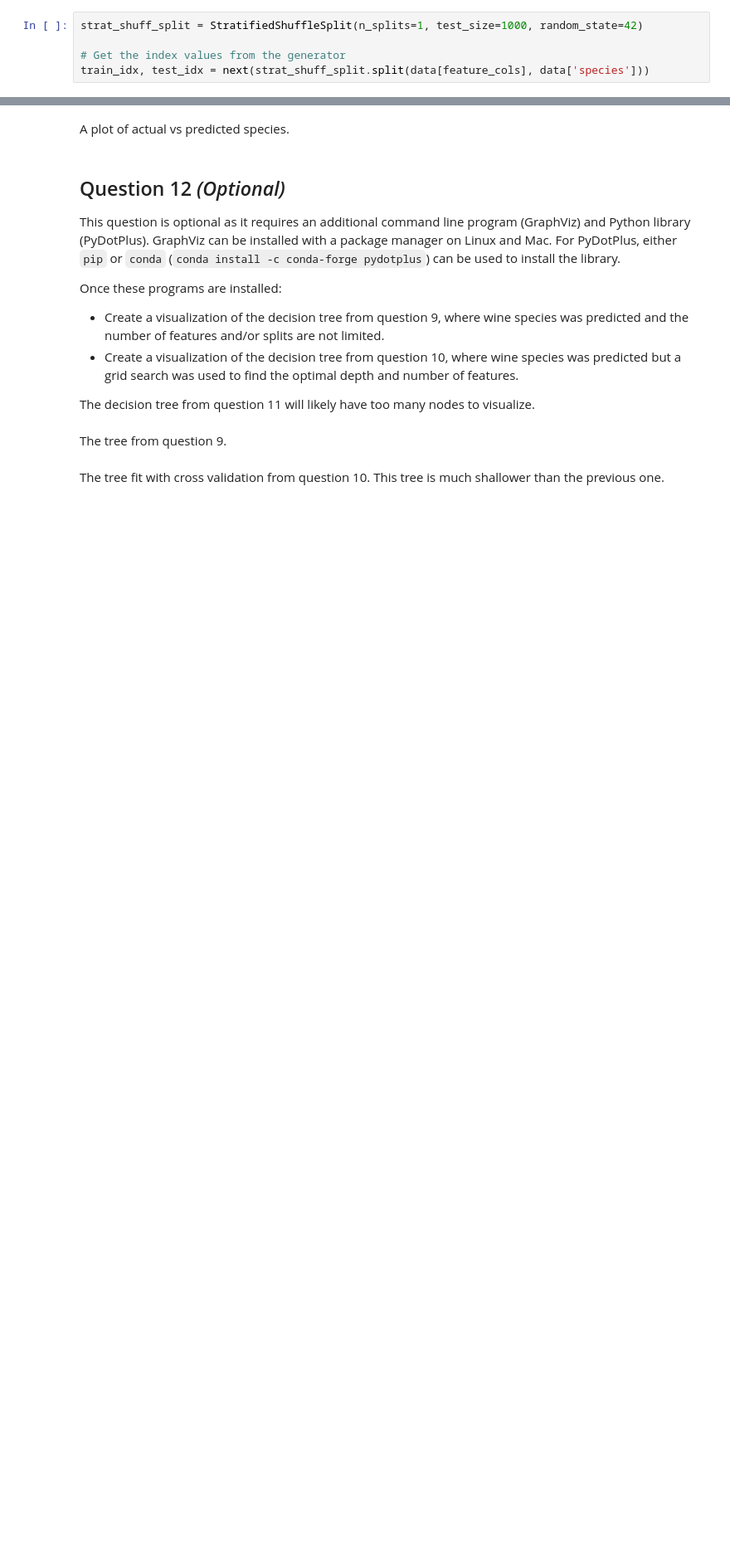
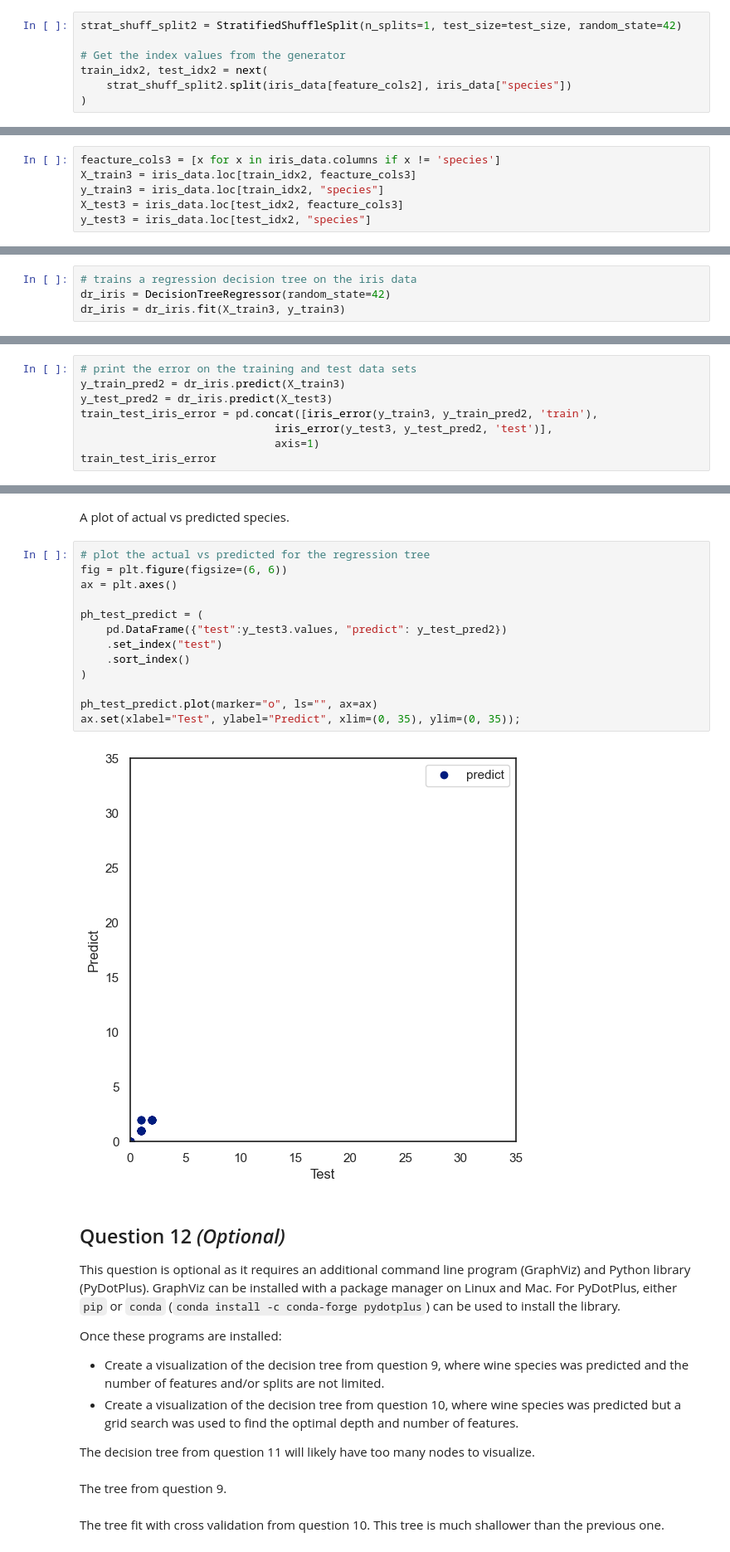
Before and after one commit to dattali18/machine_learning_msc_course, a Jupyter notebook: week8/DT HW.ipynb, the cells around one changed output, grey strips where cells are left out. Shown at 83% size. Drawn from its saved outputs; the diff is of its cells as text; blank space fills up the shorter version.

```diff
--- a/week8/DT HW.ipynb
+++ b/week8/DT HW.ipynb
@@ -417,5 +436,7 @@ iris_data_col = iris_data.drop('species', axis=1)
 # %%
-strat_shuff_split = StratifiedShuffleSplit(n_splits=1, test_size=1000, random_state=42)
+strat_shuff_split2 = StratifiedShuffleSplit(n_splits=1, test_size=test_size, random_state=42)
 
 # Get the index values from the generator
-train_idx, test_idx = next(strat_shuff_split.split(data[feature_cols], data['species']))
+train_idx2, test_idx2 = next(
+    strat_shuff_split2.split(iris_data[feature_cols2], iris_data["species"])
+)
@@ -455,3 +554,9 @@ These test errors are a little better than the previous ones. So it would seem t
 * Make a plot of actual *vs* predicted species.
 # %% [markdown]
 The number of nodes and the maximum depth of the tree. This tree has lots of nodes, which is not so surprising given the continuous iris_data.
+# %%
+feacture_cols3 = [x for x in iris_data.columns if x != 'species']
+X_train3 = iris_data.loc[train_idx2, feacture_cols3]
+y_train3 = iris_data.loc[train_idx2, "species"]
+X_test3 = iris_data.loc[test_idx2, feacture_cols3]
+y_test3 = iris_data.loc[test_idx2, "species"]
@@ -458,2 +567,14 @@ The number of nodes and the maximum depth of the tree. This tree has lots of nod
+# %%
+# trains a regression decision tree on the iris data
+dr_iris = DecisionTreeRegressor(random_state=42)
+dr_iris = dr_iris.fit(X_train3, y_train3)
 # %% [markdown]
 The error on train and test iris_data sets. Since this is continuous, we will use mean squared error.
+# %%
+# print the error on the training and test data sets
+y_train_pred2 = dr_iris.predict(X_train3)
+y_test_pred2 = dr_iris.predict(X_test3)
+train_test_iris_error = pd.concat([iris_error(y_train3, y_train_pred2, 'train'),
+                              iris_error(y_test3, y_test_pred2, 'test')],
+                              axis=1)
+train_test_iris_error
@@ -460,5 +587,20 @@ The error on train and test iris_data sets. Since this is continuous, we will us
 # %% [markdown]
 A plot of actual vs predicted species.
+# %%
+# plot the actual vs predicted for the regression tree
+fig = plt.figure(figsize=(6, 6))
+ax = plt.axes()
+
+ph_test_predict = (
+    pd.DataFrame({"test":y_test3.values, "predict": y_test_pred2})
+    .set_index("test")
+    .sort_index()
+)
+
+ph_test_predict.plot(marker="o", ls="", ax=ax)
+ax.set(xlabel="Test", ylabel="Predict", xlim=(0, 35), ylim=(0, 35));
+# %% [output]
+[figure, added]
 # %% [markdown]
 ## Question 12 *(Optional)*
 
```
Also changed, not shown: parts of 31 cells of this notebook, 1 other file.
